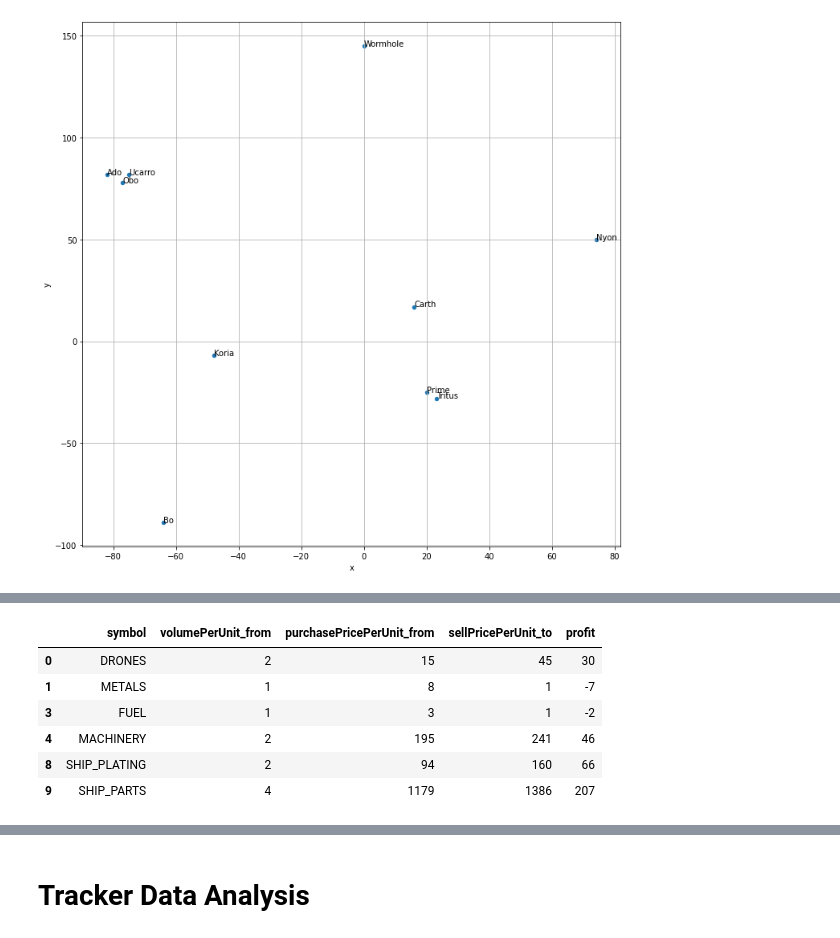
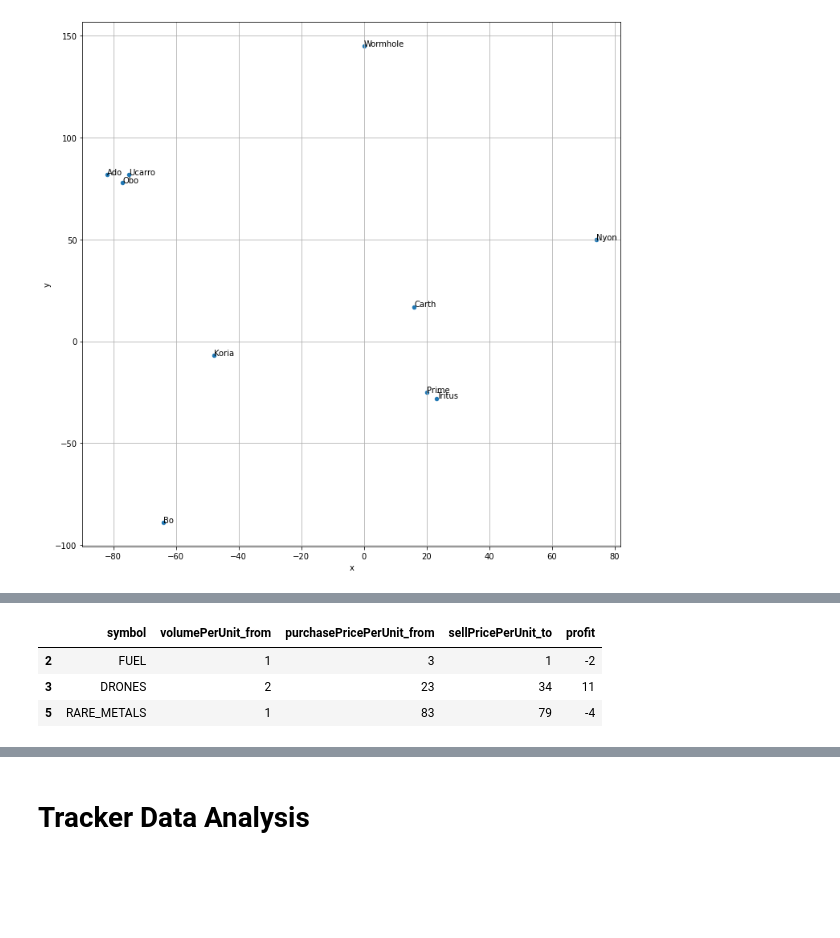
Before and after one commit to ZacHooper/spaceTraders, a Jupyter notebook: Untitled.ipynb, the cells around one changed output, grey strips where cells are left out. Cells and saved outputs as stored; diff of their text form; code cells hidden in the pictures; blank space fills up the shorter version.

```diff
--- a/Untitled.ipynb
+++ b/Untitled.ipynb
@@ -145,21 +259,26 @@ prime = game.location("OE-PM")
 tritus = game.location("OE-PM-TR")
 carth = game.location("OE-CR")
 nyon = game.location("OE-NY")
+koria = game.location("OE-KO")
+ucarro = game.location("OE-UC")
+ado = game.location("OE-UC-AD")
+obo = game.location("OE-UC-OB")
 # %%
 prime_df = pd.DataFrame(prime.marketplace())
 tritus_df = pd.DataFrame(tritus.marketplace())
 carth_df = pd.DataFrame(carth.marketplace())
 nyon_df = pd.DataFrame(nyon.marketplace())
+koria_df = pd.DataFrame(koria.marketplace())
+ucarro_df = pd.DataFrame(ucarro.marketplace())
+ado_df = pd.DataFrame(ado.marketplace())
+obo_df = pd.DataFrame(obo.marketplace())
 # %%
-markets = st.Market().market_compare(prime_df, nyon_df)
+markets = st.Market().market_compare(ucarro_df, nyon_df)
 markets.drop(['pricePerUnit_from', 'spread_from', 'sellPricePerUnit_from',
               'quantityAvailable_from', 'volumePerUnit_to', 'pricePerUnit_to',
               'spread_to', 'purchasePricePerUnit_to','quantityAvailable_to'], axis=1)
 # %% [output]
 |  | symbol | volumePerUnit_from | purchasePricePerUnit_from | sellPricePerUnit_to | profit |
-| 0 | DRONES | 2 | 15 | 45 | 30 |
-| 1 | METALS | 1 | 8 | 1 | -7 |
-| 3 | FUEL | 1 | 3 | 1 | -2 |
-| 4 | MACHINERY | 2 | 195 | 241 | 46 |
-| 8 | SHIP_PLATING | 2 | 94 | 160 | 66 |
-| 9 | SHIP_PARTS | 4 | 1179 | 1386 | 207 |
+| 2 | FUEL | 1 | 3 | 1 | -2 |
+| 3 | DRONES | 2 | 23 | 34 | 11 |
+| 5 | RARE_METALS | 1 | 83 | 79 | -4 |
```
Also changed, not shown: parts of 19 cells of this notebook, 7 other files.
